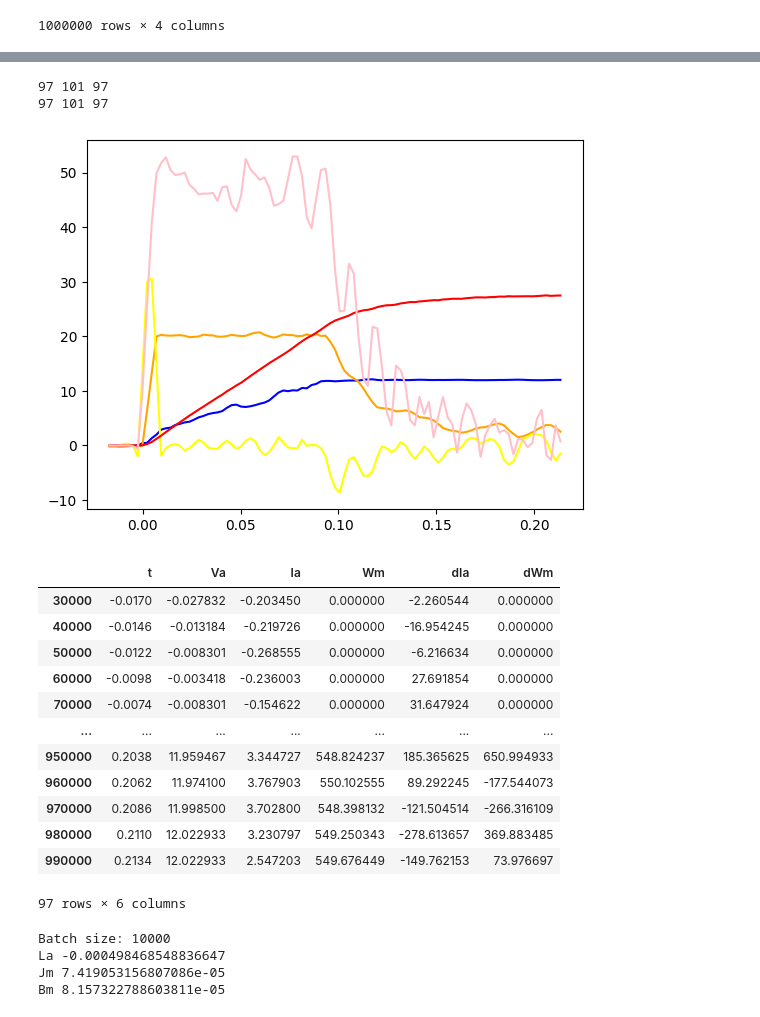
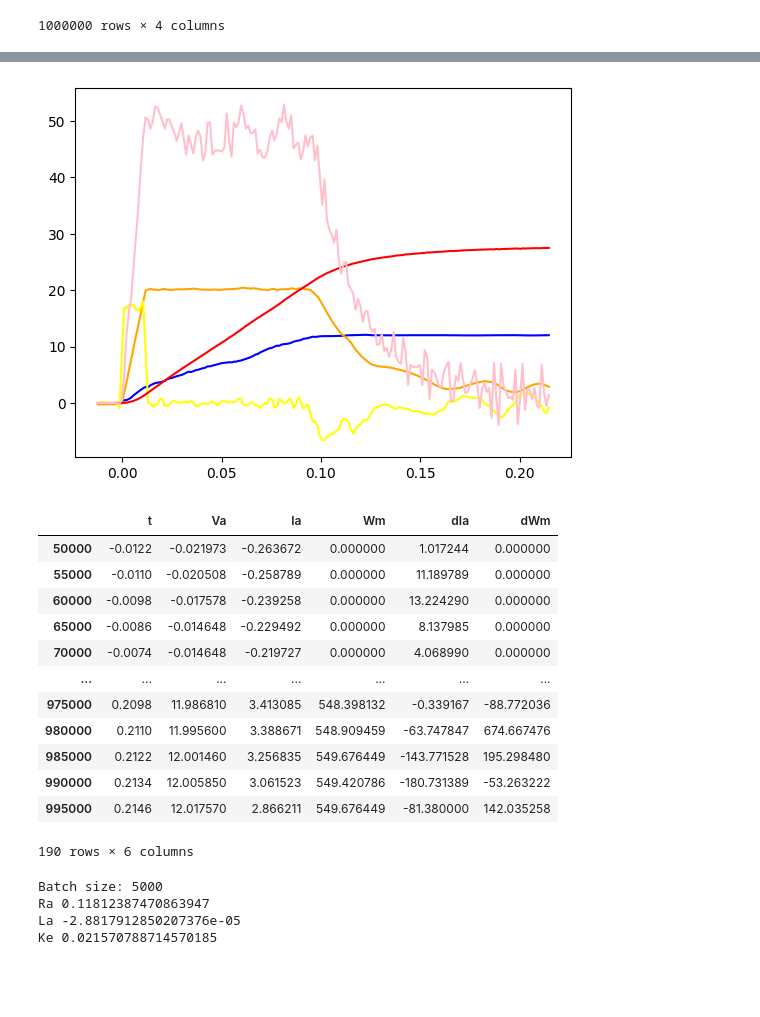
Before and after one commit to sackariaslunman/billy-agv, a Jupyter notebook: simulation/dcmotor_regression.ipynb, the cells around one changed output, grey strips where cells are left out. Drawn from its saved outputs; the diff is of its cells as text; code cells hidden in the pictures; blank space fills up the shorter version.

```diff
--- a/simulation/dcmotor_regression.ipynb
+++ b/simulation/dcmotor_regression.ipynb
@@ -35,7 +35,7 @@ df_downsampled = pd.DataFrame()
 num_steps = 2048
 start = True
 time_step_raw = df_raw["t"].diff().iloc[1]
-batch_size = 10000
+batch_size = 5000
 time_step = time_step_raw * batch_size
 
 df_downsampled["t"] = df_raw["t"].iloc[::batch_size]
@@ -67,7 +67,7 @@ df_downsampled
 # Low pass filtering
 df_filtered = pd.DataFrame()
 
-rolling_width = 3
+rolling_width = 10
 start_offset = 0
 
 df_filtered["t"] = df_downsampled["t"].iloc[rolling_width+start_offset:]
@@ -98,34 +98,32 @@ df_filtered
 # %%
 from dcmotor import five_point_stencil
 
 # Get derivatives
 df = pd.DataFrame(df_filtered)
 df["dIa"] = five_point_stencil(df_filtered["Ia"].array, time_step)
 df["dWm"] = five_point_stencil(df_filtered["Wm"].array, time_step)
 
-plt.plot(df["t"], df_filtered["Va"], c="blue")
-plt.plot(df["t"], df_filtered["Ia"], c="orange")
-plt.plot(df["t"], df_filtered["dIa"]/100, c="yellow")
-plt.plot(df["t"], df_filtered["Wm"]/20, c="red")
-plt.plot(df["t"], df_filtered["dWm"]/100, c="pink")
+plt.plot(df["t"], df["Va"], c="blue")
+plt.plot(df["t"], df["Ia"], c="orange")
+plt.plot(df["t"], df["dIa"]/100, c="yellow")
+plt.plot(df["t"], df["Wm"]/20, c="red")
+plt.plot(df["t"], df["dWm"]/100, c="pink")
 plt.show()
 df
 # %% [output]
-97 101 97
-97 101 97
-[figure, old version]
+[figure, new version]
 |  | t | Va | Ia | Wm | dIa | dWm |
-| 30000 | -0.0170 | -0.027832 | -0.203450 | 0.000000 | -2.260544 | 0.000000 |
-| 40000 | -0.0146 | -0.013184 | -0.219726 | 0.000000 | -16.954245 | 0.000000 |
-| 50000 | -0.0122 | -0.008301 | -0.268555 | 0.000000 | -6.216634 | 0.000000 |
-| 60000 | -0.0098 | -0.003418 | -0.236003 | 0.000000 | 27.691854 | 0.000000 |
-| 70000 | -0.0074 | -0.008301 | -0.154622 | 0.000000 | 31.647924 | 0.000000 |
+| 50000 | -0.0122 | -0.021973 | -0.263672 | 0.000000 | 1.017244 | 0.000000 |
+| 55000 | -0.0110 | -0.020508 | -0.258789 | 0.000000 | 11.189789 | 0.000000 |
+| 60000 | -0.0098 | -0.017578 | -0.239258 | 0.000000 | 13.224290 | 0.000000 |
+| 65000 | -0.0086 | -0.014648 | -0.229492 | 0.000000 | 8.137985 | 0.000000 |
+| 70000 | -0.0074 | -0.014648 | -0.219727 | 0.000000 | 4.068990 | 0.000000 |
 | ... | ... | ... | ... | ... | ... | ... |
-| 950000 | 0.2038 | 11.959467 | 3.344727 | 548.824237 | 185.365625 | 650.994933 |
-| 960000 | 0.2062 | 11.974100 | 3.767903 | 550.102555 | 89.292245 | -177.544073 |
-| 970000 | 0.2086 | 11.998500 | 3.702800 | 548.398132 | -121.504514 | -266.316109 |
-| 980000 | 0.2110 | 12.022933 | 3.230797 | 549.250343 | -278.613657 | 369.883485 |
-| 990000 | 0.2134 | 12.022933 | 2.547203 | 549.676449 | -149.762153 | 73.976697 |
+| 975000 | 0.2098 | 11.986810 | 3.413085 | 548.398132 | -0.339167 | -88.772036 |
+| 980000 | 0.2110 | 11.995600 | 3.388671 | 548.909459 | -63.747847 | 674.667476 |
+| 985000 | 0.2122 | 12.001460 | 3.256835 | 549.676449 | -143.771528 | 195.298480 |
+| 990000 | 0.2134 | 12.005850 | 3.061523 | 549.420786 | -180.731389 | -53.263222 |
+| 995000 | 0.2146 | 12.017570 | 2.866211 | 549.676449 | -81.380000 | 142.035258 |
-97 rows × 6 columns
+190 rows × 6 columns
 # %%
 # Linear regression
@@ -151,27 +148,27 @@ dWm = np.array(df_filtered["dWm"].array)
 Xy = np.zeros((3,1))
 XX_T = np.zeros((3,3))
 
-# Va - i*Ra - Ke*w = L*di/dt + 0 + 0
+# Va = i*Ra + L*di/dt + Ke*w
 # Kt*i - TL = 0 + Jm*dw/dt + Bm*w
 
 for k in range(len(t)):
-    y = np.vstack([Va[k] - Ia[k]*Ra - Ke*Wm[k], Ke*Ia[k] - TL])
+    y = np.vstack([Va[k]])
     X = np.array([
-        [dIa[k], 0, 0],
-        [0, dWm[k], Wm[k]],
+        [Ia[k], dIa[k], Wm[k]],
     ])
     Xy += X.T @ y
     XX_T += X.T @ X
 
 print("Batch size:", batch_size)
 theta = np.linalg.inv(XX_T) @ Xy
-La, Jm, Bm = theta.T[0][:3]
+Ra_pred, La_pred, Ke_pred = theta.T[0][:3]
+La_pred *= 1
 
-print("La", La)
-print("Jm", Jm)
-print("Bm", Bm)
+print("Ra", Ra_pred)
+print("La", La_pred)
+print("Ke", Ke_pred)
 # %% [output]
-Batch size: 10000
-La -0.000498468548836647
-Jm 7.419053156807086e-05
-Bm 8.157322788603811e-05
+Batch size: 5000
+Ra 0.11812387470863947
+La -2.8817912850207376e-05
+Ke 0.021570788714570185
```
Also changed, not shown: parts of 5 cells of this notebook, 2 other files.
